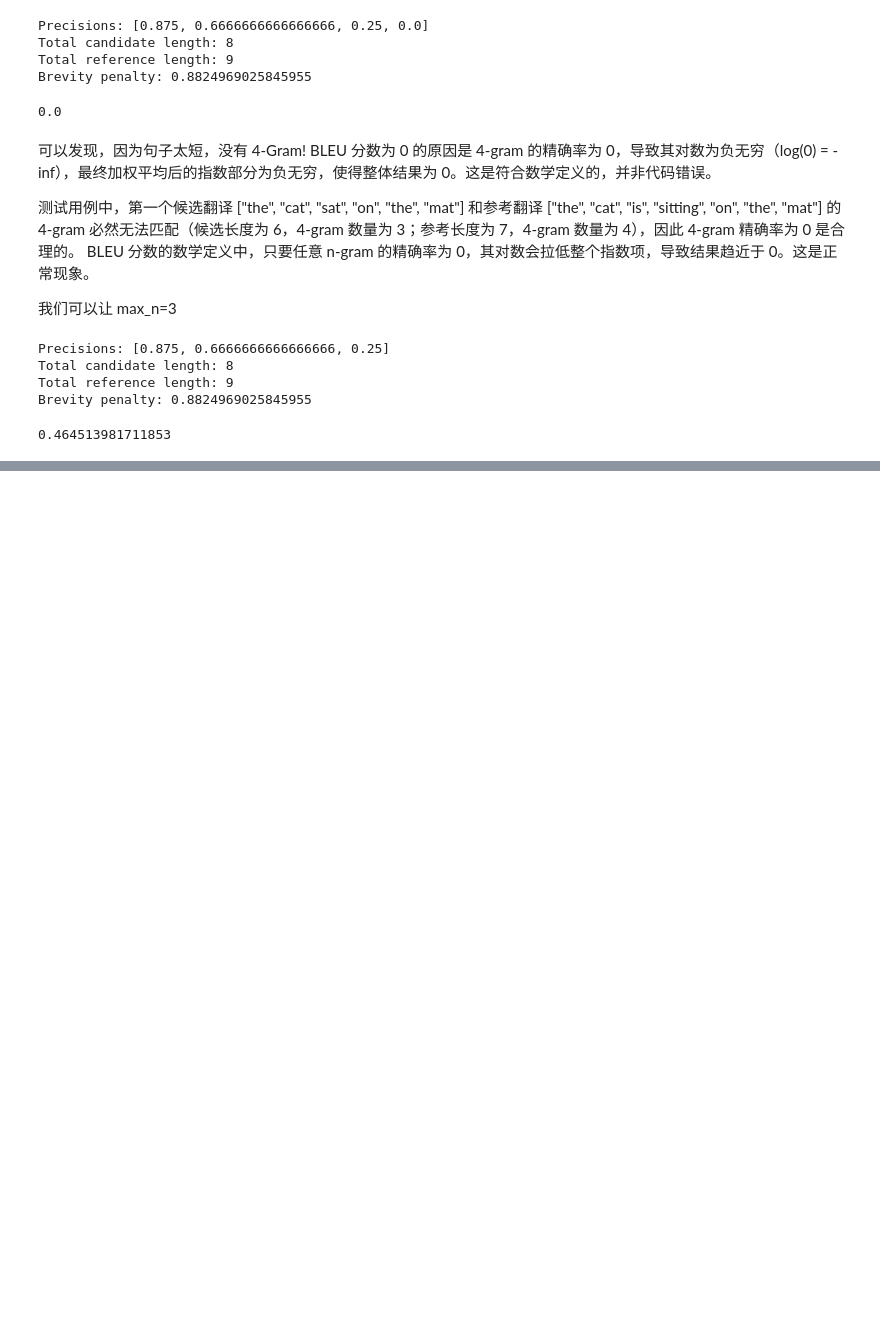
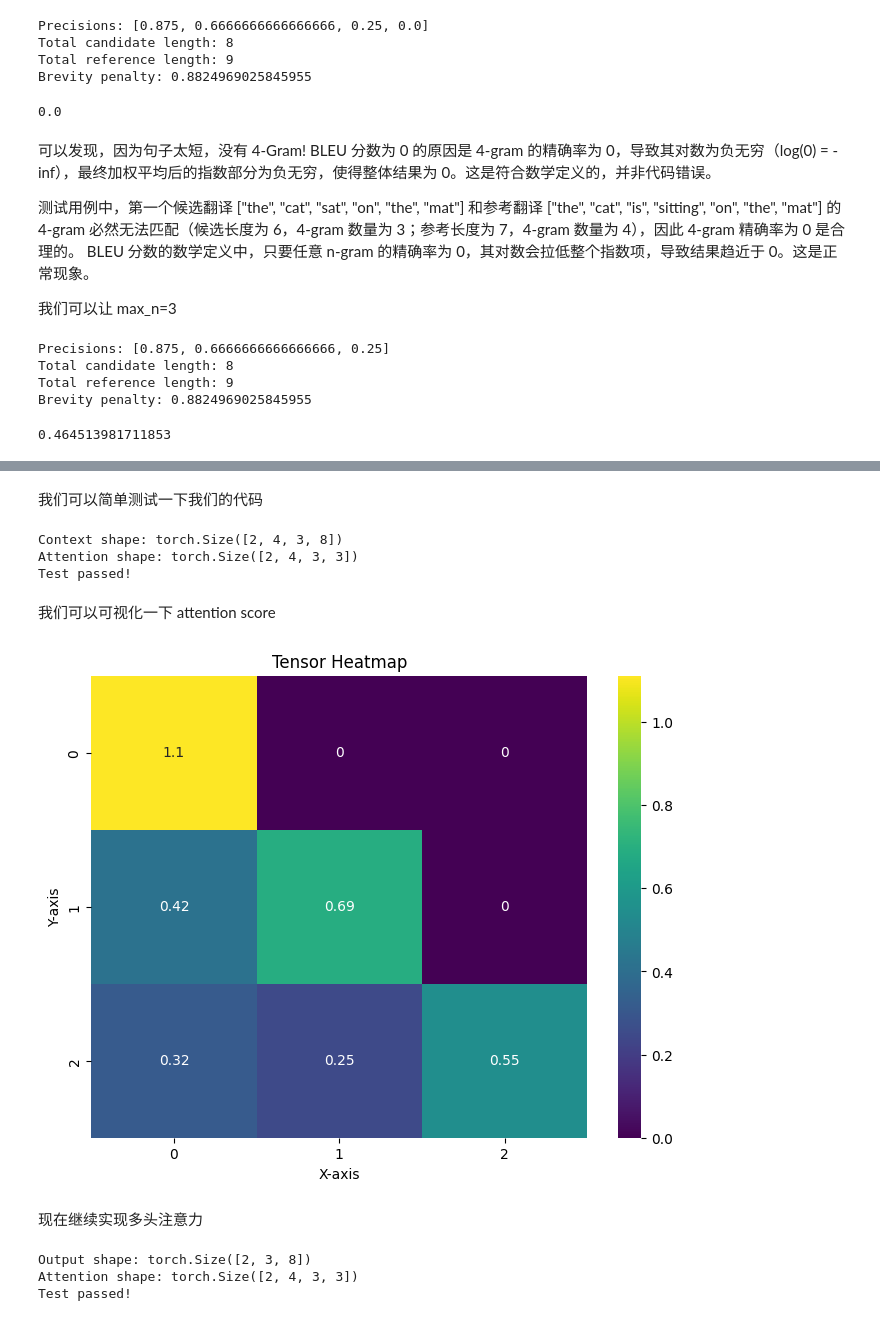
Before and after one commit to 2catycm/THU-Coursework-Knowledge-Engineering, a Jupyter notebook: 10.英法机器翻译/P_homework9.ipynb, the cells around one changed output, grey strips where cells are left out. Drawn from its saved outputs; the diff is of its cells as text; code cells hidden in the pictures; blank space fills up the shorter version.

Commit message:
feat: 基本实现 attention

```diff
--- a/10.英法机器翻译/P_homework9.ipynb
+++ b/10.英法机器翻译/P_homework9.ipynb
@@ -241,0 +318,47 @@ Brevity penalty: 0.8824969025845955
+# %% [markdown]
+我们可以简单测试一下我们的代码
+# %%
+# 定义参数
+batch_size = 2
+num_heads = 4
+seq_len = 3
+hidden_size_per_head = 8
+dropout = 0.1
+
+# 创建模拟输入
+q = torch.randn(batch_size, num_heads, seq_len, hidden_size_per_head)
+k = torch.randn(batch_size, num_heads, seq_len, hidden_size_per_head)
+v = torch.randn(batch_size, num_heads, seq_len, hidden_size_per_head)
+mask = torch.tril(torch.ones(batch_size, 1, seq_len, seq_len))
+
+# 初始化模型
+attention_module = ScaledDotProductAttention(dropout)
+
+# 前向传播
+context, attention = attention_module(q, k, v, mask)
+
+print(f"Context shape: {context.shape}")
+print(f"Attention shape: {attention.shape}")
+print("Test passed!")
+# %% [output]
+Context shape: torch.Size([2, 4, 3, 8])
+Attention shape: torch.Size([2, 4, 3, 3])
+Test passed!
+# %% [markdown]
+我们可以可视化一下 attention score
+# %%
+import numpy as np
+import seaborn as sns
+import matplotlib.pyplot as plt
+
+# 使用seaborn绘制热力图
+plt.figure(figsize=(8, 6))
+sns.heatmap(attention[0, 0], annot=True, cmap='viridis')
+plt.title('Tensor Heatmap')
+plt.xlabel('X-axis')
+plt.ylabel('Y-axis')
+plt.show()
+# %% [output]
+[figure, added]
+# %% [markdown]
+现在继续实现多头注意力
@@ -241,0 +416,28 @@ Brevity penalty: 0.8824969025845955
+# %%
+# 定义参数
+batch_size = 2
+seq_len = 3
+hidden_size = 8
+num_heads = 4
+dropout = 0.1
+
+# 创建模拟输入
+q = torch.randn(batch_size, seq_len, hidden_size)
+k = torch.randn(batch_size, seq_len, hidden_size)
+v = torch.randn(batch_size, seq_len, hidden_size)
+mask = torch.tril(torch.ones(batch_size, 1, seq_len, seq_len))
+
+# 初始化多头注意力模块
+multi_head_attention = MultiHeadAttention(hidden_size, num_heads, dropout)
+
+# 前向传播
+output, attention = multi_head_attention(q, k, v, mask)
+
+# 打印输出形状
+print(f"Output shape: {output.shape}")
+print(f"Attention shape: {attention.shape}")
+print("Test passed!")
+# %% [output]
+Output shape: torch.Size([2, 3, 8])
+Attention shape: torch.Size([2, 4, 3, 3])
+Test passed!
```
Also changed, not shown: parts of 7 cells of this notebook, 3 other files.
